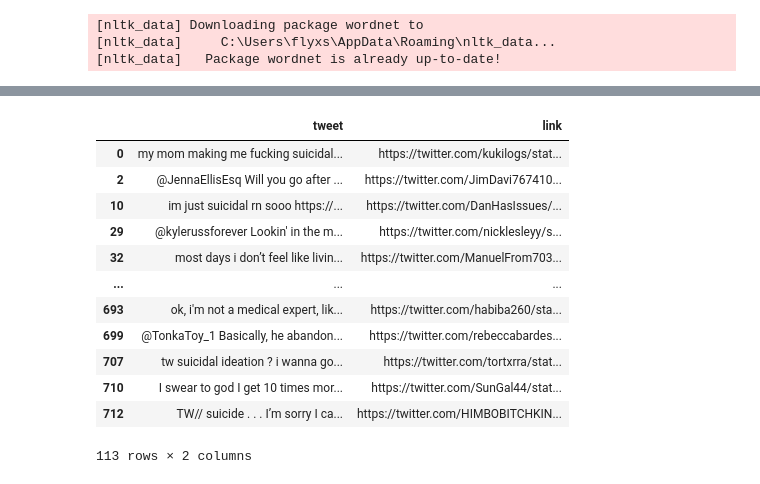
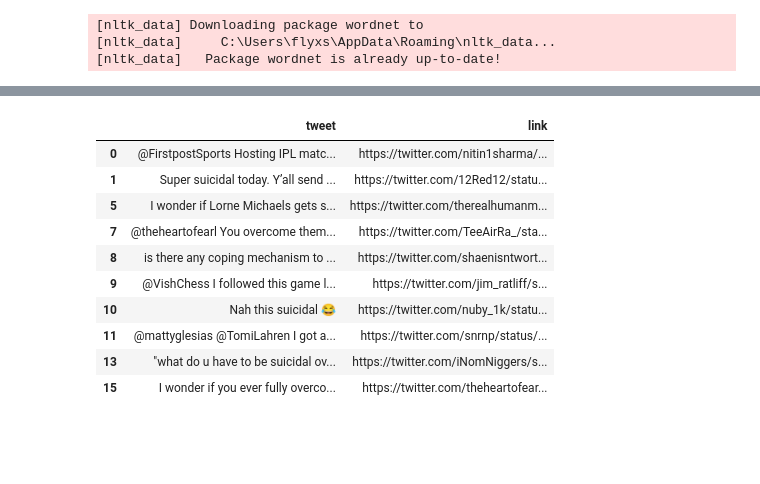
Before and after one commit to Fei-X/twitter_suicidal_tendency, a Jupyter notebook: demo.ipynb, the cells around one changed output, grey strips where cells are left out. Cells and saved outputs as stored; diff of their text form; code cells hidden in the pictures; blank space fills up the shorter version.

```diff
--- a/demo.ipynb
+++ b/demo.ipynb
@@ -96,0 +95,6 @@ result = mnb.predict(data)
+# %%
+# Selected threshold 0.6 for higher accuracy
+result = mnb.predict_proba(data)[:,1] > 0.6
+
+tweets['label'] = result
+tweets[tweets['label'] == 1][['tweet','link']].head(10)
@@ -97,17 +113,18 @@ result = mnb.predict(data)
 # %%
+# Selected threshold for better recall
+result = mnb.predict_proba(data)[:,1] > 0.14
+
 tweets['label'] = result
-tweets[tweets['label'] == 1][['tweet','link']]
+tweets[tweets['label'] == 1][['tweet','link']].head(10)
 # %% [output]
 |  | tweet | link |
-| 0 | my mom making me fucking suicidal... | https://twitter.com/kukilogs/stat... |
-| 2 | @JennaEllisEsq Will you go after ... | https://twitter.com/JimDavi767410... |
-| 10 | im just suicidal rn sooo https://... | https://twitter.com/DanHasIssues/... |
-| 29 | @kylerussforever Lookin' in the m... | https://twitter.com/nicklesleyy/s... |
-| 32 | most days i don’t feel like livin... | https://twitter.com/ManuelFrom703... |
-| ... | ... | ... |
-| 693 | ok, i'm not a medical expert, lik... | https://twitter.com/habiba260/sta... |
-| 699 | @TonkaToy_1 Basically, he abandon... | https://twitter.com/rebeccabardes... |
-| 707 | tw suicidal ideation ? i wanna go... | https://twitter.com/tortxrra/stat... |
-| 710 | I swear to god I get 10 times mor... | https://twitter.com/SunGal44/stat... |
-| 712 | TW// suicide . . . I’m sorry I ca... | https://twitter.com/HIMBOBITCHKIN... |
+| 0 | @FirstpostSports Hosting IPL matc... | https://twitter.com/nitin1sharma/... |
+| 1 | Super suicidal today. Y’all send ... | https://twitter.com/12Red12/statu... |
+| 5 | I wonder if Lorne Michaels gets s... | https://twitter.com/therealhumanm... |
+| 7 | @theheartofearl You overcome them... | https://twitter.com/TeeAirRa_/sta... |
+| 8 | is there any coping mechanism to ... | https://twitter.com/shaenisntwort... |
+| 9 | @VishChess I followed this game l... | https://twitter.com/jim_ratliff/s... |
+| 10 | Nah this suicidal 😂 | https://twitter.com/nuby_1k/statu... |
+| 11 | @mattyglesias @TomiLahren I got a... | https://twitter.com/snrnp/status/... |
+| 13 | "what do u have to be suicidal ov... | https://twitter.com/iNomNiggers/s... |
+| 15 | I wonder if you ever fully overco... | https://twitter.com/theheartofear... |
-113 rows × 2 columns
```
Also changed, not shown: parts of 3 cells of this notebook, 1 other file.
